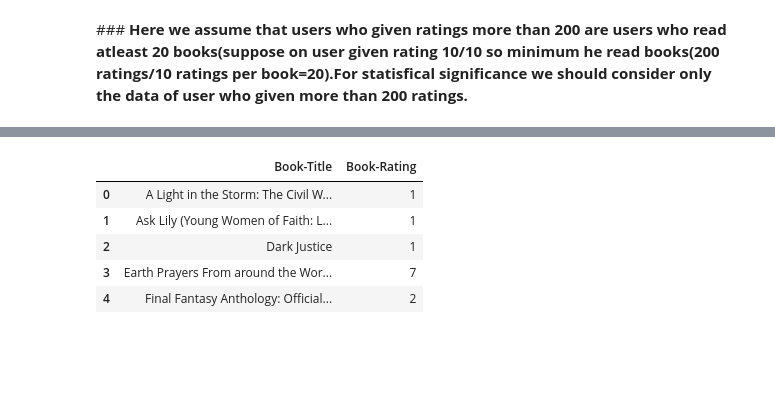
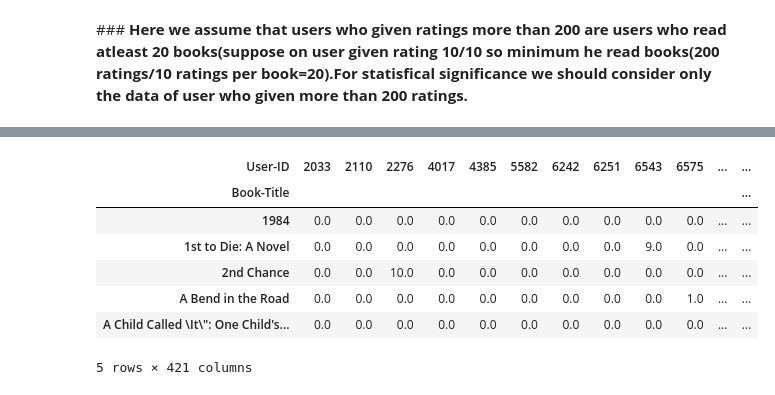
Before and after one commit to SachinSPanchal/Book-Recomendation-Sytem, a Jupyter notebook: Final_Book_Recommendation_system.ipynb, the cells around one changed output, grey strips where cells are left out. Saved outputs shown, nothing was run; the diff lists cells and outputs as text; code cells hidden in the pictures; blank space fills up the shorter version.

```diff
--- a/Final_Book_Recommendation_system.ipynb
+++ b/Final_Book_Recommendation_system.ipynb
@@ -771,0 +746,6 @@ rating_count_df =books_with_rating.groupby('Book-Title')['Book-Rating'].count().
+# %%
+count_id = new_book['User-ID'].value_counts()  #returns count of occurence of each user ID...thus we get count of users
+count_rate = new_book['Book-Title'].value_counts()
+bookrating = new_book[new_book['User-ID'].isin(count_id[count_id>=100].index)]  #count>100
+bookrating = bookrating[bookrating['Book-Title'].isin(count_rate[count_rate>=100].index)]
+#considering users who have rated atleast (min) 100 books and books which have at least 100 ratings.
@@ -771,0 +781,5 @@ rating_count_df =books_with_rating.groupby('Book-Title')['Book-Rating'].count().
+# %%
+# Creating pivot table
+book_matrix_new=bookrating.pivot_table(index='Book-Title',values='Book-Rating',columns='User-ID')
+# Returning top 5 rows
+book_matrix_new.head()
@@ -772,10 +795,15 @@ rating_count_df =books_with_rating.groupby('Book-Title')['Book-Rating'].count().
+# %%
+# Filling Nan values to 0
+book_matrix_new=book_matrix_new.fillna(0)
 # %%
-#Print top 5 rows of dataset
-rating_count_df.head()
+# Return the first 5 rows
+book_matrix_new.head()
 # %% [output]
-|  | Book-Title | Book-Rating |
-| 0 | A Light in the Storm: The Civil W... | 1 |
-| 1 | Ask Lily (Young Women of Faith: L... | 1 |
-| 2 | Dark Justice | 1 |
-| 3 | Earth Prayers From around the Wor... | 7 |
-| 4 | Final Fantasy Anthology: Official... | 2 |
+| User-ID | 2033 | 2110 | 2276 | 4017 | 4385 | 5582 | 6242 | 6251 | 6543 | 6575 | ... | ... |
+| Book-Title |  |  |  |  |  |  |  |  |  |  |  | ... |
+| 1984 | 0.0 | 0.0 | 0.0 | 0.0 | 0.0 | 0.0 | 0.0 | 0.0 | 0.0 | 0.0 | ... | ... |
+| 1st to Die: A Novel | 0.0 | 0.0 | 0.0 | 0.0 | 0.0 | 0.0 | 0.0 | 0.0 | 9.0 | 0.0 | ... | ... |
+| 2nd Chance | 0.0 | 0.0 | 10.0 | 0.0 | 0.0 | 0.0 | 0.0 | 0.0 | 0.0 | 0.0 | ... | ... |
+| A Bend in the Road | 0.0 | 0.0 | 0.0 | 0.0 | 0.0 | 0.0 | 0.0 | 0.0 | 0.0 | 1.0 | ... | ... |
+| A Child Called \It\": One Child's... | 0.0 | 0.0 | 0.0 | 0.0 | 0.0 | 0.0 | 0.0 | 0.0 | 0.0 | 0.0 | ... | ... |
+5 rows × 421 columns
```
Also changed, not shown: parts of 43 cells of this notebook.
